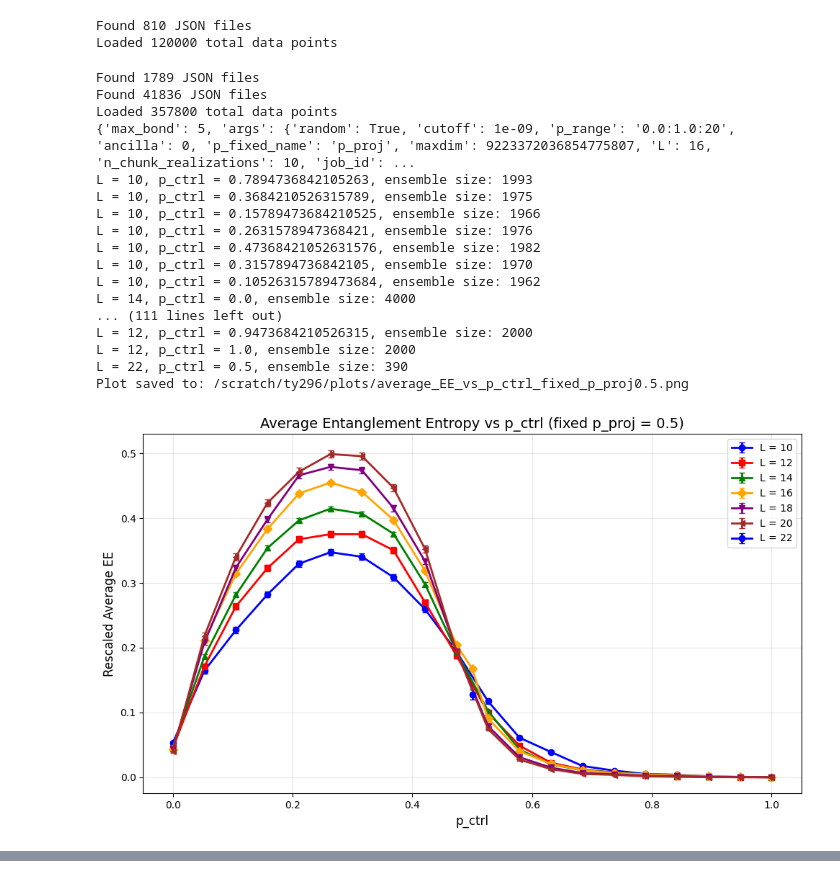
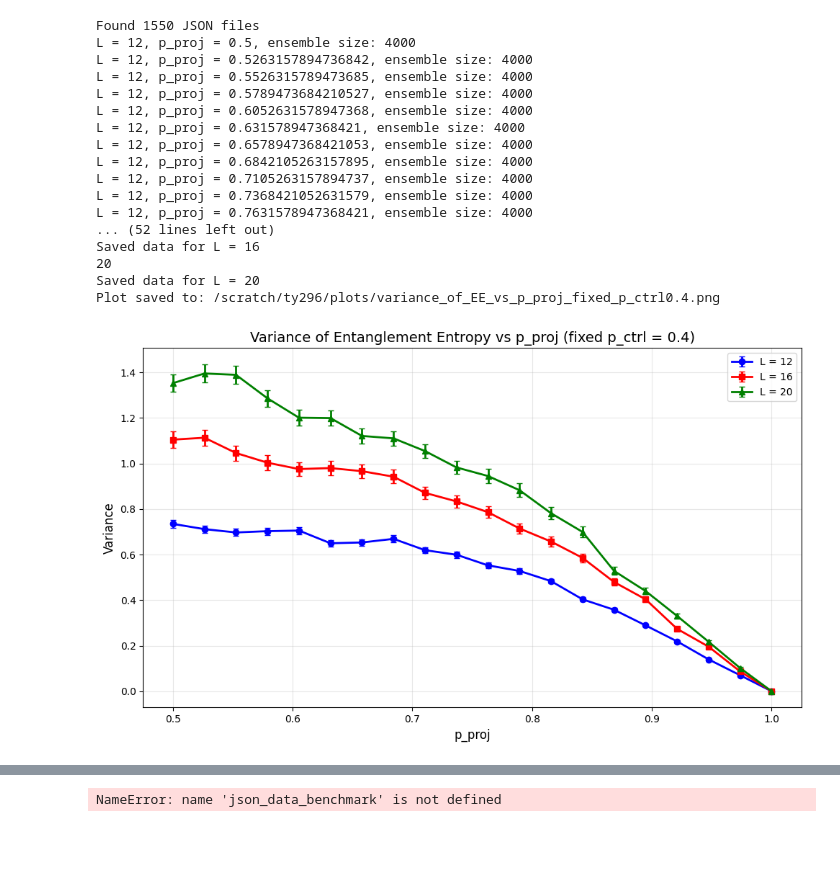
Before and after one commit to youtao1999/CT_MPS_mini, a Jupyter notebook: plot.ipynb, the cells around one changed output, grey strips where cells are left out. Cells and saved outputs as stored; diff of their text form; code cells hidden in the pictures; blank space fills up the shorter version.

Commit message:
added variance plotting

```diff
--- a/plot.ipynb
+++ b/plot.ipynb
@@ -45,17 +45,6 @@ def load_data_flexible(data_path, p_fixed_name='p_proj', p_fixed_value=0.5):
                 # print(f"Loaded {line_count} results from JSON Lines file: {os.path.basename(file)}")
 
     return json_data
-# %%
-
-# Load data from json_data folder
-data_path = '/scratch/ty296/json_data/'
-p_fixed_name = 'p_ctrl'
-p_fixed_value = 0.4
-json_data = load_data_flexible(data_path, p_fixed_name, p_fixed_value)
-print(f"Loaded {len(json_data)} total data points")
-# %% [output]
-Found 810 JSON files
-Loaded 120000 total data points
 # %%
 def group_data_by_params(json_data):
     """Group data by all parameter combinations for histogram analysis"""
@@ -258,37 +306,36 @@ def plot_average_EE_vs_p(json_data, groupname, p_fixed_name, p_fixed_value, save
     return plot_data
 # %%
 # Load data from json_data folder
-benchmark_data_path = '/scratch/ty296/precision_benchmark_results/'
+# benchmark_data_path = '/scratch/ty296/precision_benchmark_results/'
 data_path = '/scratch/ty296/json_data/'
-p_fixed_name = 'p_proj'
-p_fixed_value = 0.5
-json_data_benchmark = load_data_flexible(benchmark_data_path, p_fixed_name, p_fixed_value)
+groupname = 'L'
+p_fixed_name = 'p_ctrl'
+p_fixed_value = 0.4
+# json_data_benchmark = load_data_flexible(benchmark_data_path, p_fixed_name, p_fixed_value)
 json_data = load_data_flexible(data_path, p_fixed_name, p_fixed_value)
-print(f"Loaded {len(json_data_benchmark)} total data points")
-print(json_data_benchmark[0])
+# print(f"Loaded {len(json_data_benchmark)} total data points")
+grouped, varying_p_name = group_by(json_data, groupname, p_fixed_name)
 
+plot_data_proj = plot_char_EE_vs_p(json_data, groupname, p_fixed_name, p_fixed_value, save_plot=True, show_plot=True, plot_type='variance')
+# plot_data_proj = plot_variance_of_EE_vs_p(json_data, groupname='L', p_fixed_name=p_fixed_name, p_fixed_value=p_fixed_value, save_plot=True, show_plot=True)
 
-# grouped, varying_p_name = group_by(json_data, 'L', 'p_proj')
-
-plot_data_proj = plot_average_EE_vs_p(json_data, groupname='L', p_fixed_name='p_proj', p_fixed_value=0.5, save_plot=True, show_plot=True)
-
-plot_benchmark = plot_average_EE_vs_p(json_data_benchmark, groupname='cutoff', p_fixed_name='p_proj', p_fixed_value=0.5, save_plot=True, show_plot=True)
+# plot_benchmark = plot_average_EE_vs_p(json_data_benchmark, groupname='cutoff', p_fixed_name=p_fixed_name, p_fixed_value=p_fixed_value, save_plot=False, show_plot=True)
 # %% [output]
-Found 1789 JSON files
-Found 41836 JSON files
-Loaded 357800 total data points
-{'max_bond': 5, 'args': {'random': True, 'cutoff': 1e-09, 'p_range': '0.0:1.0:20', 'ancilla': 0, 'p_fixed_name': 'p_proj', 'maxdim': 9223372036854775807, 'L': 16, 'n_chunk_realizations': 10, 'job_id': ...
-L = 10, p_ctrl = 0.7894736842105263, ensemble size: 1993
-L = 10, p_ctrl = 0.3684210526315789, ensemble size: 1975
-L = 10, p_ctrl = 0.15789473684210525, ensemble size: 1966
-L = 10, p_ctrl = 0.2631578947368421, ensemble size: 1976
-L = 10, p_ctrl = 0.47368421052631576, ensemble size: 1982
-L = 10, p_ctrl = 0.3157894736842105, ensemble size: 1970
-L = 10, p_ctrl = 0.10526315789473684, ensemble size: 1962
-L = 14, p_ctrl = 0.0, ensemble size: 4000
-... (111 lines left out)
-L = 12, p_ctrl = 0.9473684210526315, ensemble size: 2000
-L = 12, p_ctrl = 1.0, ensemble size: 2000
-L = 22, p_ctrl = 0.5, ensemble size: 390
-Plot saved to: /scratch/ty296/plots/average_EE_vs_p_ctrl_fixed_p_proj0.5.png
+Found 1550 JSON files
+L = 12, p_proj = 0.5, ensemble size: 4000
+L = 12, p_proj = 0.5263157894736842, ensemble size: 4000
+L = 12, p_proj = 0.5526315789473685, ensemble size: 4000
+L = 12, p_proj = 0.5789473684210527, ensemble size: 4000
+L = 12, p_proj = 0.6052631578947368, ensemble size: 4000
+L = 12, p_proj = 0.631578947368421, ensemble size: 4000
+L = 12, p_proj = 0.6578947368421053, ensemble size: 4000
+L = 12, p_proj = 0.6842105263157895, ensemble size: 4000
+L = 12, p_proj = 0.7105263157894737, ensemble size: 4000
+L = 12, p_proj = 0.7368421052631579, ensemble size: 4000
+L = 12, p_proj = 0.7631578947368421, ensemble size: 4000
+... (52 lines left out)
+Saved data for L = 16
+20
+Saved data for L = 20
+Plot saved to: /scratch/ty296/plots/variance_of_EE_vs_p_proj_fixed_p_ctrl0.4.png
-[figure, old version]
+[figure, new version]
@@ -329,3 +352,10 @@ cutoff = 1e-06: 20 data points
+# %%
+epsilon = -1e-14
+for data in json_data_benchmark:
+    if data['EE'] <= epsilon:
+        print(data['EE'])
+# %% [output]
+NameError: name 'json_data_benchmark' is not defined
 # %%
 # import glob
 # import os
```
Also changed, not shown: parts of 4 cells of this notebook.
